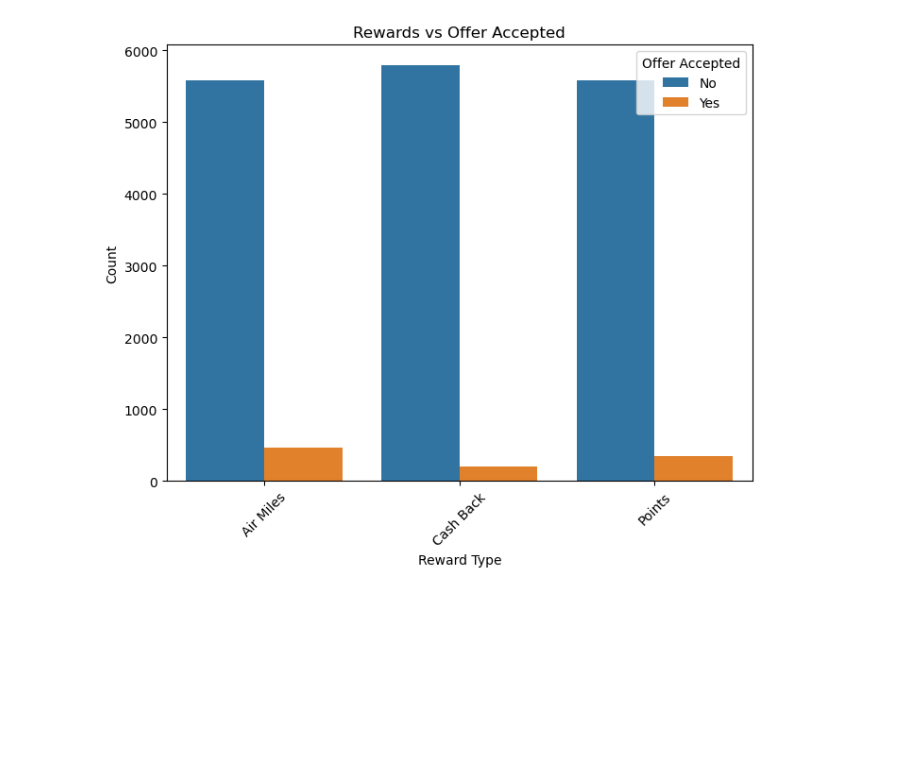
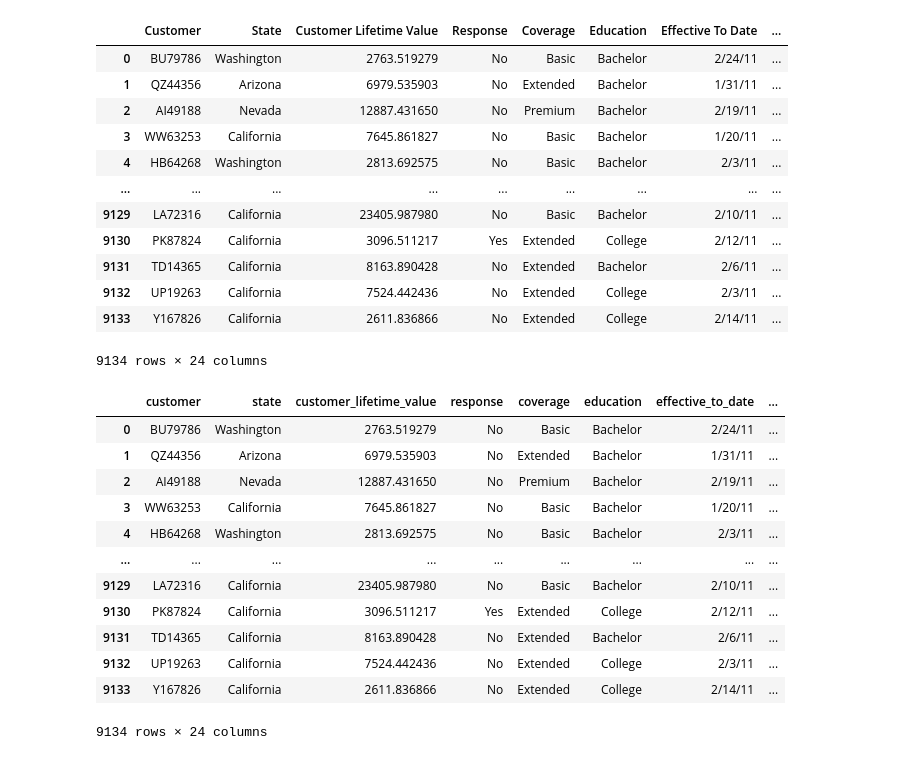
Before and after one commit to IllyaUA/lab-cleaning-numerical-data, a Jupyter notebook: L4_01_cleaning_num_data.ipynb, the cells around one changed output. Saved outputs shown, nothing was run; the diff lists cells and outputs as text; code cells hidden in the pictures; blank space fills up the shorter version.

```diff
--- a/L4_01_cleaning_num_data.ipynb
+++ b/L4_01_cleaning_num_data.ipynb
@@ -701,14 +0,0 @@ plt.show()
-# %%
-# Create a countplot
-plt.figure(figsize=(8, 6))
-sns.countplot(data=df, x='reward', hue='offer_accepted')
-plt.title('Rewards vs Offer Accepted')
-plt.xlabel('Reward Type')
-plt.ylabel('Count')
-plt.legend(title='Offer Accepted', labels=['No', 'Yes'])
-plt.xticks(rotation=45)
-
-# Show the plot
-plt.show()
-# %% [output]
-[figure, removed]
@@ -714,0 +16,51 @@ plt.show()
+# %%
+#open csv file
+#excel_engine = "openpyxl"
+#df = pd.read_excel(r".\data\raw\creditcardmarketing.xlsx", engine=excel_engine)
+customer_df=pd.read_csv(r".\files_for_lab\customer_value_analysis.csv")
+display(customer_df)
+# %% [output]
+|  | Customer | State | Customer Lifetime Value | Response | Coverage | Education | Effective To Date | ... |
+| 0 | BU79786 | Washington | 2763.519279 | No | Basic | Bachelor | 2/24/11 | ... |
+| 1 | QZ44356 | Arizona | 6979.535903 | No | Extended | Bachelor | 1/31/11 | ... |
+| 2 | AI49188 | Nevada | 12887.431650 | No | Premium | Bachelor | 2/19/11 | ... |
+| 3 | WW63253 | California | 7645.861827 | No | Basic | Bachelor | 1/20/11 | ... |
+| 4 | HB64268 | Washington | 2813.692575 | No | Basic | Bachelor | 2/3/11 | ... |
+| ... | ... | ... | ... | ... | ... | ... | ... | ... |
+| 9129 | LA72316 | California | 23405.987980 | No | Basic | Bachelor | 2/10/11 | ... |
+| 9130 | PK87824 | California | 3096.511217 | Yes | Extended | College | 2/12/11 | ... |
+| 9131 | TD14365 | California | 8163.890428 | No | Extended | Bachelor | 2/6/11 | ... |
+| 9132 | UP19263 | California | 7524.442436 | No | Extended | College | 2/3/11 | ... |
+| 9133 | Y167826 | California | 2611.836866 | No | Extended | College | 2/14/11 | ... |
+9134 rows × 24 columns
+# %%
+#renaming columns, removing "#", padding and replacing spaces with "_"
+# Convert all column names to lowercase
+customer_df.columns = customer_df.columns.str.lower()
+
+# Remove '#' symbols from column names
+customer_df.columns = customer_df.columns.str.replace('#', '')
+
+# Remove leading and trailing spaces from column names
+customer_df.columns = customer_df.columns.str.strip()
+
+# Replace spaces with underscores in column names
+customer_df.columns = customer_df.columns.str.replace(' ', '_')
+
+# Optionally, you can also remove spaces in the data itself (for string columns)
+customer_df = customer_df.apply(lambda x: x.str.strip() if x.dtype == "object" else x)
+customer_df
+# %% [output]
+|  | customer | state | customer_lifetime_value | response | coverage | education | effective_to_date | ... |
+| 0 | BU79786 | Washington | 2763.519279 | No | Basic | Bachelor | 2/24/11 | ... |
+| 1 | QZ44356 | Arizona | 6979.535903 | No | Extended | Bachelor | 1/31/11 | ... |
+| 2 | AI49188 | Nevada | 12887.431650 | No | Premium | Bachelor | 2/19/11 | ... |
+| 3 | WW63253 | California | 7645.861827 | No | Basic | Bachelor | 1/20/11 | ... |
+| 4 | HB64268 | Washington | 2813.692575 | No | Basic | Bachelor | 2/3/11 | ... |
+| ... | ... | ... | ... | ... | ... | ... | ... | ... |
+| 9129 | LA72316 | California | 23405.987980 | No | Basic | Bachelor | 2/10/11 | ... |
+| 9130 | PK87824 | California | 3096.511217 | Yes | Extended | College | 2/12/11 | ... |
+| 9131 | TD14365 | California | 8163.890428 | No | Extended | Bachelor | 2/6/11 | ... |
+| 9132 | UP19263 | California | 7524.442436 | No | Extended | College | 2/3/11 | ... |
+| 9133 | Y167826 | California | 2611.836866 | No | Extended | College | 2/14/11 | ... |
+9134 rows × 24 columns
```
Also changed, not shown: parts of 61 cells of this notebook.
